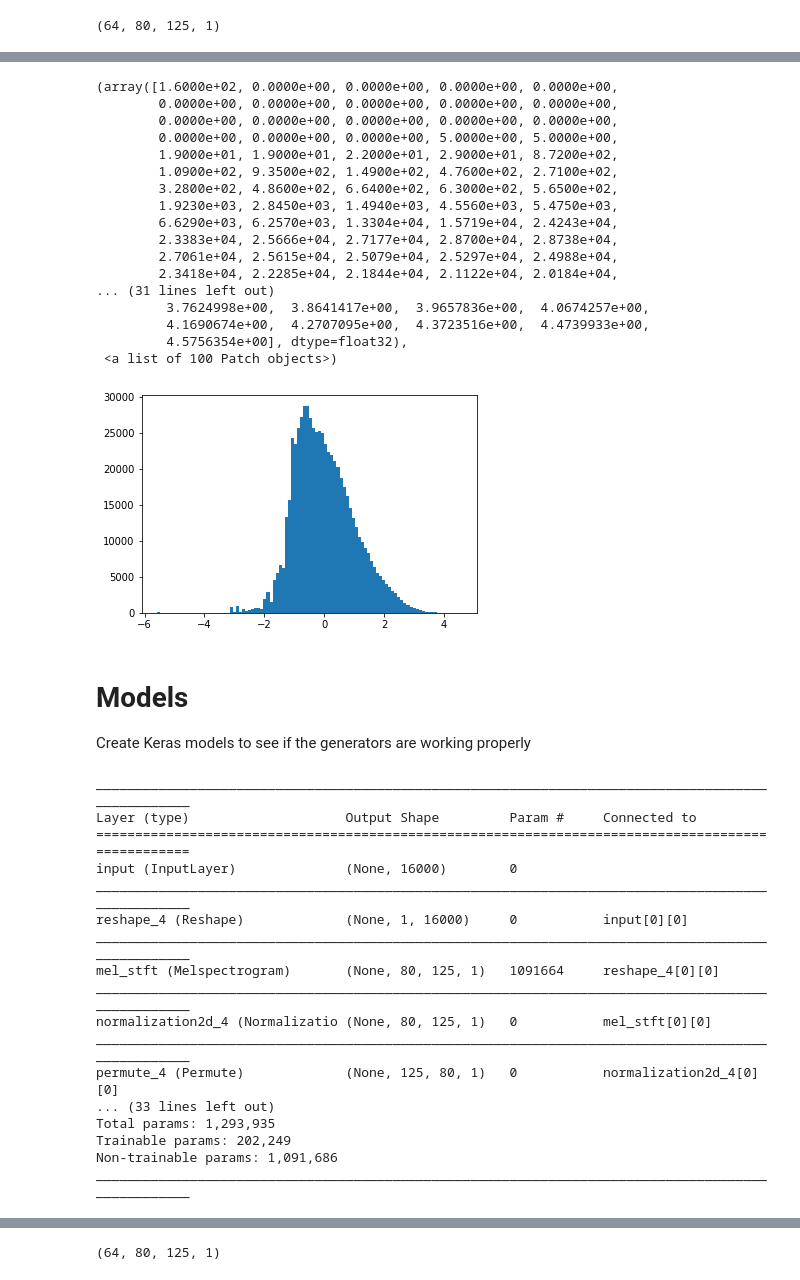
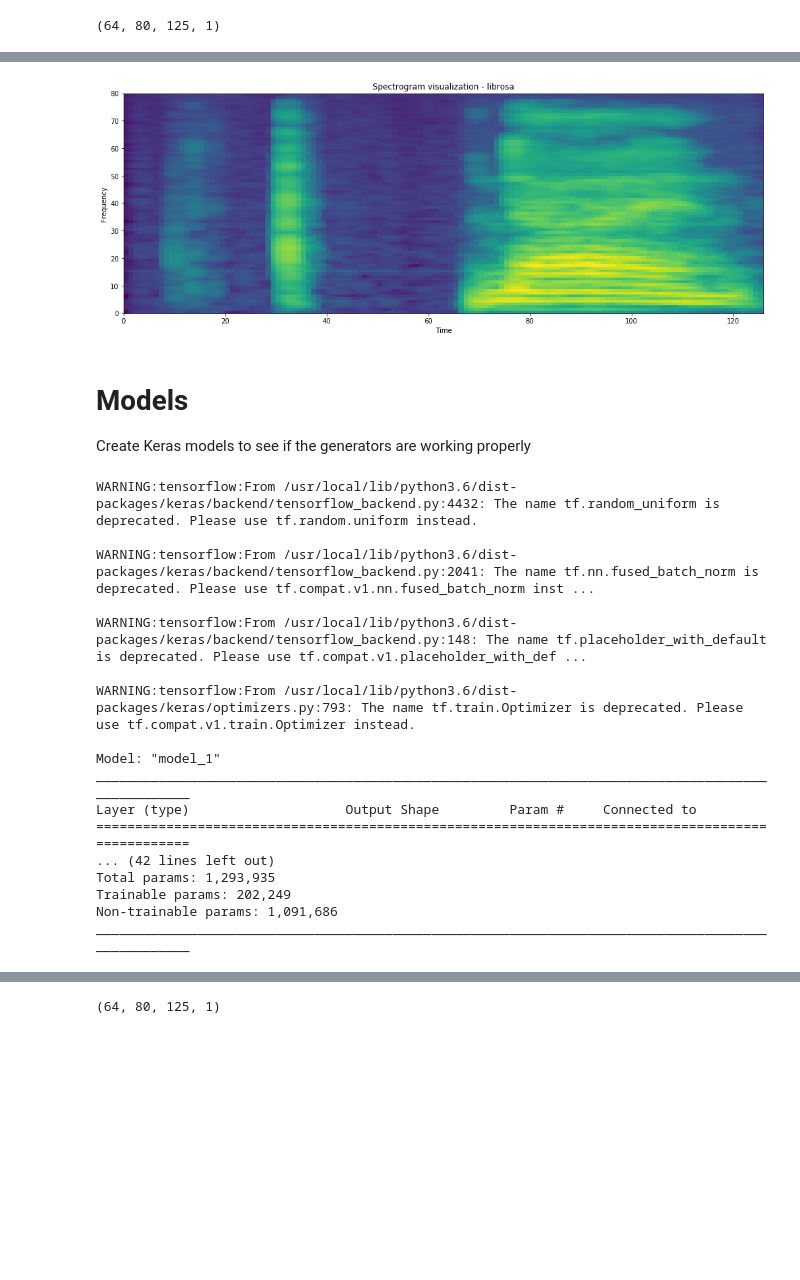
Before and after one commit to douglas125/SpeechCmdRecognition, a Jupyter notebook: Speech_Recog_Demo.ipynb, the cells around one changed output, grey strips where cells are left out. Saved outputs shown, nothing was run; the diff lists cells and outputs as text; code cells hidden in the pictures; blank space fills up the shorter version.

```diff
--- a/Speech_Recog_Demo.ipynb
+++ b/Speech_Recog_Demo.ipynb
@@ -156,24 +158,22 @@ plt.show()
+# %%
+# Check if mel spectrogram matches the one computed with librosa
+librosa_melspec = librosa.feature.melspectrogram(y=audios[9], sr=sr, n_fft=1024,
+                                                 hop_length=128, power=1.0, #window='hann',
+                                                 n_mels=80, fmin=40.0, fmax=sr/2)
+S_dB = librosa.power_to_db(librosa_melspec, ref=np.max)
+# %%
+plt.figure(figsize=(17,6))
+plt.pcolormesh(S_dB)
+
+plt.title('Spectrogram visualization - librosa')
+plt.ylabel('Frequency')
+plt.xlabel('Time')
+
+plt.show()
+# %% [output]
+[figure, added]
 # %%
-plt.hist(melspec.flatten(), bins=100)
+# plt.hist(melspec.flatten(), bins=100)
-# %% [output]
-(array([1.6000e+02, 0.0000e+00, 0.0000e+00, 0.0000e+00, 0.0000e+00,
-        0.0000e+00, 0.0000e+00, 0.0000e+00, 0.0000e+00, 0.0000e+00,
-        0.0000e+00, 0.0000e+00, 0.0000e+00, 0.0000e+00, 0.0000e+00,
-        0.0000e+00, 0.0000e+00, 0.0000e+00, 5.0000e+00, 5.0000e+00,
-        1.9000e+01, 1.9000e+01, 2.2000e+01, 2.9000e+01, 8.7200e+02,
-        1.0900e+02, 9.3500e+02, 1.4900e+02, 4.7600e+02, 2.7100e+02,
-        3.2800e+02, 4.8600e+02, 6.6400e+02, 6.3000e+02, 5.6500e+02,
-        1.9230e+03, 2.8450e+03, 1.4940e+03, 4.5560e+03, 5.4750e+03,
-        6.6290e+03, 6.2570e+03, 1.3304e+04, 1.5719e+04, 2.4243e+04,
-        2.3383e+04, 2.5666e+04, 2.7177e+04, 2.8700e+04, 2.8738e+04,
-        2.7061e+04, 2.5615e+04, 2.5079e+04, 2.5297e+04, 2.4988e+04,
-        2.3418e+04, 2.2285e+04, 2.1844e+04, 2.1122e+04, 2.0184e+04,
-... (31 lines left out)
-         3.7624998e+00,  3.8641417e+00,  3.9657836e+00,  4.0674257e+00,
-         4.1690674e+00,  4.2707095e+00,  4.3723516e+00,  4.4739933e+00,
-         4.5756354e+00], dtype=float32),
- <a list of 100 Patch objects>)
-[figure, removed]
 # %% [markdown]
 # Models
 
@@ -199,22 +199,22 @@ from kapre.time_frequency import Melspectrogram, Spectrogram
 
 model = SpeechModels.AttRNNSpeechModel(nCategs, samplingrate = sr, inputLength = None)#, rnn_func=L.LSTM)
 
-#model.compile(optimizer='adam', loss=['sparse_categorical_crossentropy'], metrics=['sparse_categorical_accuracy'])
+model.compile(optimizer='adam', loss=['sparse_categorical_crossentropy'], metrics=['sparse_categorical_accuracy'])
 model.summary()
 # %% [output]
+WARNING:tensorflow:From /usr/local/lib/python3.6/dist-packages/keras/backend/tensorflow_backend.py:4432: The name tf.random_uniform is deprecated. Please use tf.random.uniform instead.
+
+WARNING:tensorflow:From /usr/local/lib/python3.6/dist-packages/keras/backend/tensorflow_backend.py:2041: The name tf.nn.fused_batch_norm is deprecated. Please use tf.compat.v1.nn.fused_batch_norm inst ...
+
+WARNING:tensorflow:From /usr/local/lib/python3.6/dist-packages/keras/backend/tensorflow_backend.py:148: The name tf.placeholder_with_default is deprecated. Please use tf.compat.v1.placeholder_with_def ...
+
+WARNING:tensorflow:From /usr/local/lib/python3.6/dist-packages/keras/optimizers.py:793: The name tf.train.Optimizer is deprecated. Please use tf.compat.v1.train.Optimizer instead.
+
+Model: "model_1"
 __________________________________________________________________________________________________
 Layer (type)                    Output Shape         Param #     Connected to
 ==================================================================================================
-input (InputLayer)              (None, 16000)        0
-__________________________________________________________________________________________________
-reshape_4 (Reshape)             (None, 1, 16000)     0           input[0][0]
-__________________________________________________________________________________________________
-mel_stft (Melspectrogram)       (None, 80, 125, 1)   1091664     reshape_4[0][0]
-__________________________________________________________________________________________________
-normalization2d_4 (Normalizatio (None, 80, 125, 1)   0           mel_stft[0][0]
-__________________________________________________________________________________________________
-permute_4 (Permute)             (None, 125, 80, 1)   0           normalization2d_4[0][0]
-... (33 lines left out)
+... (42 lines left out)
 Total params: 1,293,935
 Trainable params: 202,249
 Non-trainable params: 1,091,686
```
Also changed, not shown: parts of 35 cells of this notebook, 1 other file.
